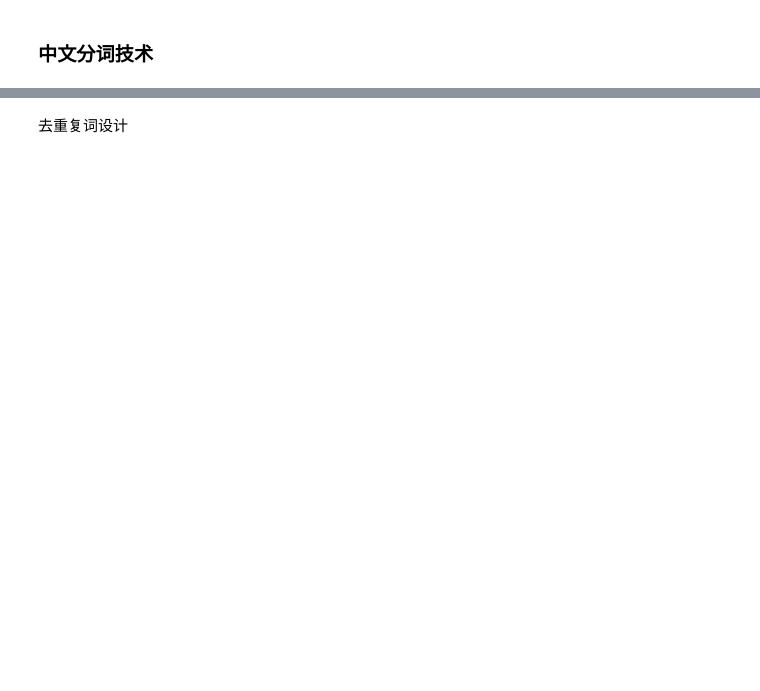
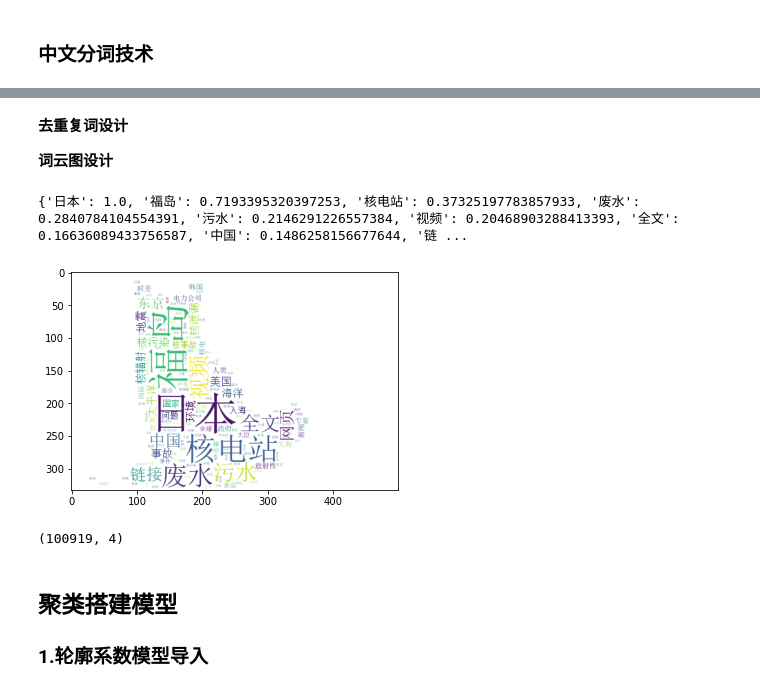
Before and after one commit to JunTheRipper/Social-Web-Mining, a Jupyter notebook: SocialMideaConduct.ipynb, the cells around one changed output, grey strips where cells are left out. Drawn from its saved outputs; the diff is of its cells as text; code cells hidden in the pictures; blank space fills up the shorter version.

```diff
--- a/SocialMideaConduct.ipynb
+++ b/SocialMideaConduct.ipynb
@@ -258,2 +285,24 @@ Prefix dict has been built successfully.
-# %% [markdown]
-去重复词设计
+# %% [markdown]
+**去重复词设计**
+
+**词云图设计**
+# %%
+from dataVision import DataVisitor
+import jieba
+import jieba.analyse
+vis = DataVisitor(dfN)
+vis.show_word_cloud('material/simsun.ttc', 'material/cat.jpg','results/random-nuclear/word_frequency.txt', 'results/random-nuclear/cat_cloud.png')
+# %% [output]
+{'日本': 1.0, '福岛': 0.7193395320397253, '核电站': 0.37325197783857933, '废水': 0.2840784104554391, '污水': 0.2146291226557384, '视频': 0.20468903288413393, '全文': 0.16636089433756587, '中国': 0.1486258156677644, '链 ...
+[figure, added]
+# %%
+import pandas as pd
+dfN = pd.read_csv(r"results/random-nuclear/Res-Dat/processed-content-data.csv")
+dfN.shape
+# dfN.head(10)
+# %% [output]
+(100919, 4)
+# %% [markdown]
+## 聚类搭建模型
+
+### 1.轮廓系数模型导入
```
Also changed, not shown: parts of 5 cells of this notebook, 53 other files.
